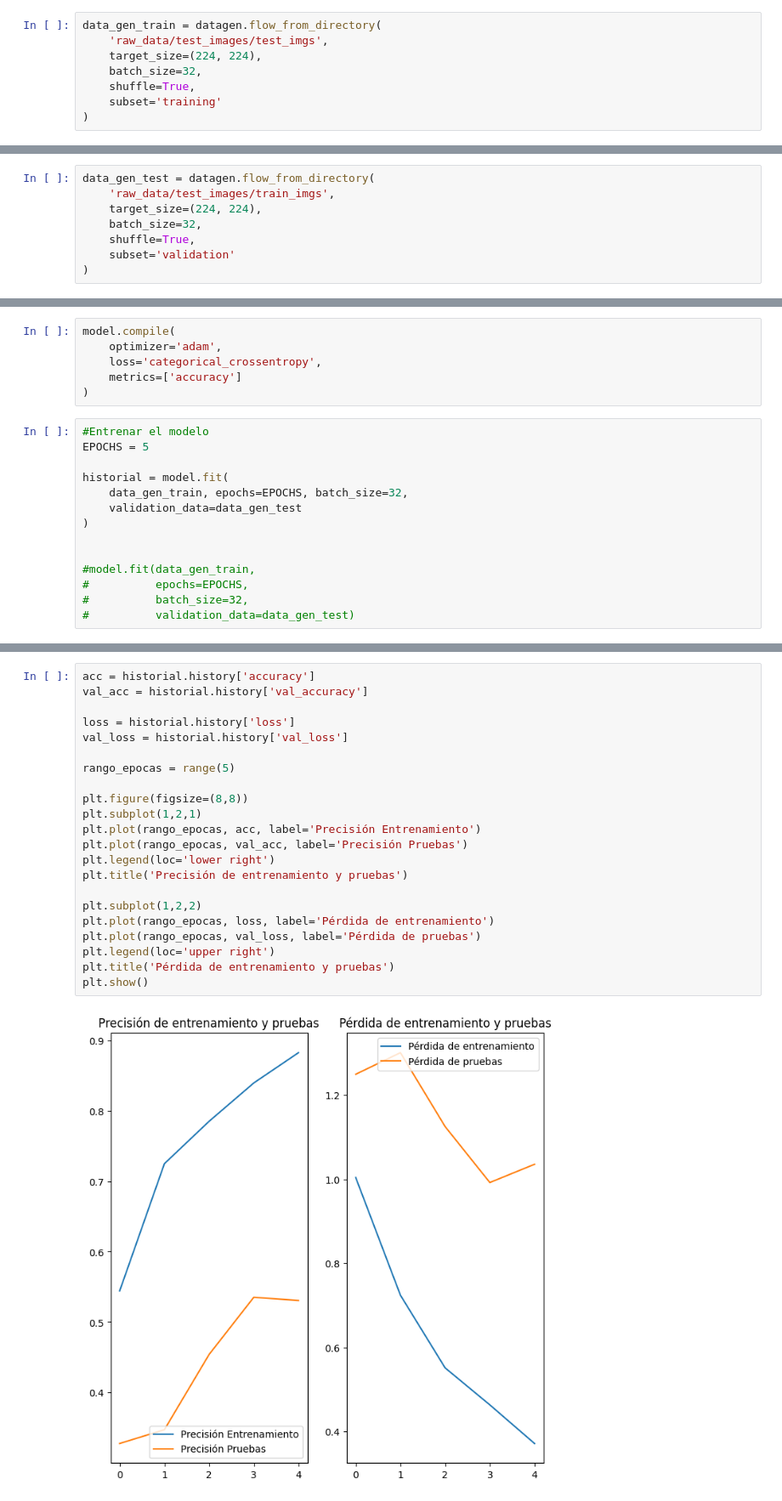
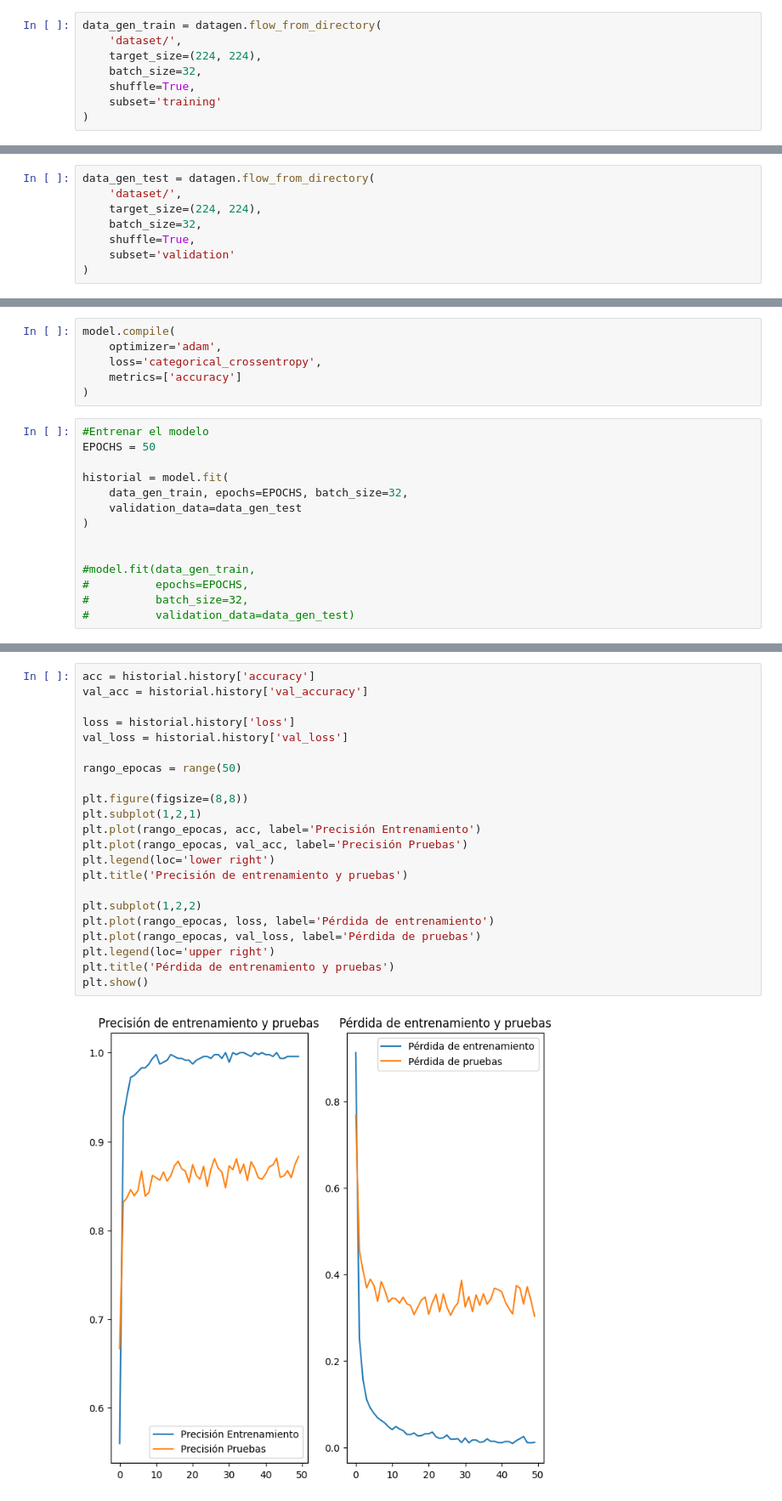
Before and after one commit to Elgrosito/safesight, a Jupyter notebook: model.ipynb, the cells around one changed output, grey strips where cells are left out. Shown at 85% size. Saved outputs shown, nothing was run; the diff lists cells and outputs as text.

```diff
--- a/model.ipynb
+++ b/model.ipynb
@@ -42,6 +91,6 @@ datagen = ImageDataGenerator(
 # %%
 data_gen_train = datagen.flow_from_directory(
-    'raw_data/test_images/test_imgs',
+    'dataset/',
     target_size=(224, 224),
     batch_size=32,
     shuffle=True,
@@ -52,6 +101,6 @@ Found 349 images belonging to 3 classes.
 # %%
 data_gen_test = datagen.flow_from_directory(
-    'raw_data/test_images/train_imgs',
+    'dataset/',
     target_size=(224, 224),
     batch_size=32,
     shuffle=True,
@@ -190,7 +238,7 @@ model.compile(
 )
 # %%
 #Entrenar el modelo
-EPOCHS = 5
+EPOCHS = 50
 
 historial = model.fit(
     data_gen_train, epochs=EPOCHS, batch_size=32,
@@ -235,24 +299,24 @@ Epoch 5/5
 # %%
 acc = historial.history['accuracy']
 val_acc = historial.history['val_accuracy']
 
 loss = historial.history['loss']
 val_loss = historial.history['val_loss']
 
-rango_epocas = range(5)
+rango_epocas = range(50)
 
 plt.figure(figsize=(8,8))
 plt.subplot(1,2,1)
 plt.plot(rango_epocas, acc, label='Precisión Entrenamiento')
 plt.plot(rango_epocas, val_acc, label='Precisión Pruebas')
 plt.legend(loc='lower right')
 plt.title('Precisión de entrenamiento y pruebas')
 
 plt.subplot(1,2,2)
 plt.plot(rango_epocas, loss, label='Pérdida de entrenamiento')
 plt.plot(rango_epocas, val_loss, label='Pérdida de pruebas')
 plt.legend(loc='upper right')
 plt.title('Pérdida de entrenamiento y pruebas')
 plt.show()
 # %% [output]
-[figure, old version]
+[figure, new version]
```
Also changed, not shown: parts of 22 cells of this notebook, 2 other files.
